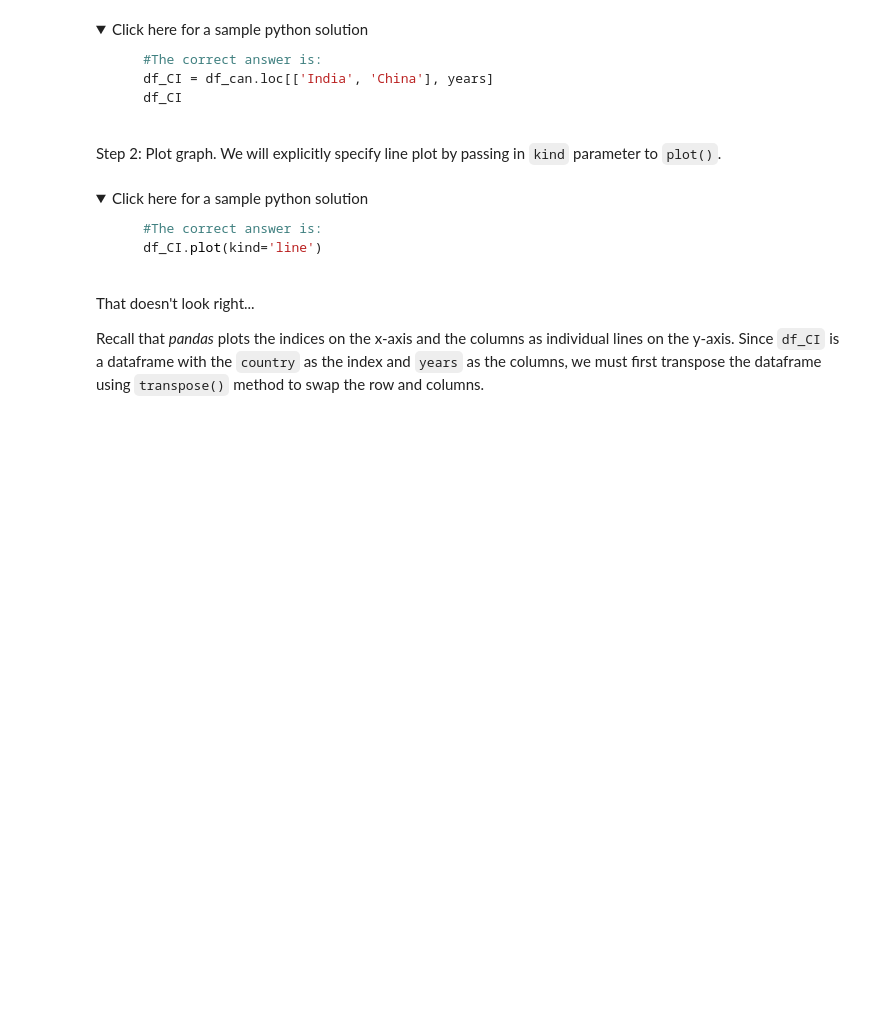
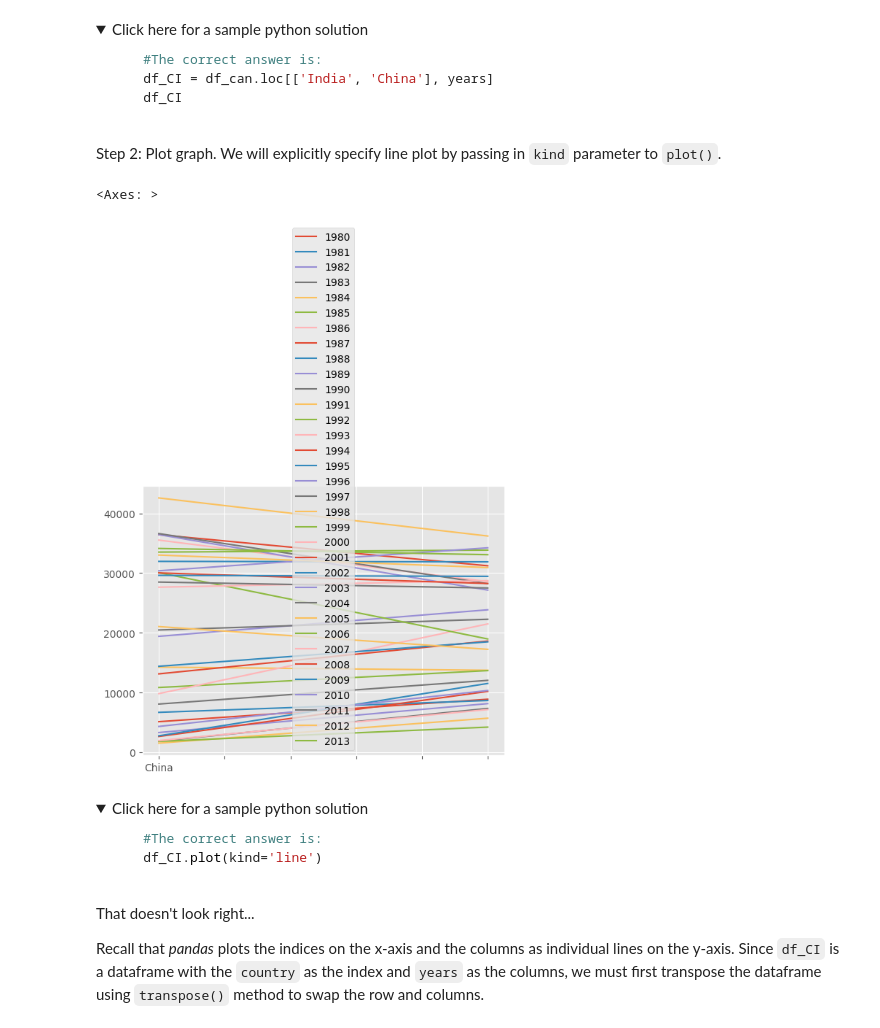
Before and after one commit to tranttha/IBM-DS-Course, a Jupyter notebook: Course 8 Data visulization with python/Module 1 Introduction to data visualization tools/1.2-Exercise-Introduction-to-Matplotlib-and-Line-Plots_.ipynb, the cells around one changed output. Drawn from its saved outputs; the diff is of its cells as text; code cells hidden in the pictures; folded sections open; blank space fills up the shorter version.

```diff
--- a/Course 8 Data visulization with python/Module 1 Introduction to data visualization tools/1.2-Exercise-Introduction-to-Matplotlib-and-Line-Plots_.ipynb
+++ b/Course 8 Data visulization with python/Module 1 Introduction to data visualization tools/1.2-Exercise-Introduction-to-Matplotlib-and-Line-Plots_.ipynb
@@ -203,6 +256,7 @@ We can easily add more countries to line plot to make meaningful comparisons imm
 Step 1: Get the data set for China and India, and display the dataframe.
 # %%
 ### type your answer here
+china_v_india = df_can.loc[['China','India'],years]
 # %% [markdown]
 <details><summary>Click here for a sample python solution</summary>
 
@@ -217,6 +271,10 @@ Step 1: Get the data set for China and India, and display the dataframe.
 Step 2: Plot graph. We will explicitly specify line plot by passing in `kind` parameter to `plot()`.
 # %%
 ### type your answer here
+china_v_india.plot(kind='line')
+# %% [output]
+<Axes: >
+[figure, added]
 # %% [markdown]
 <details><summary>Click here for a sample python solution</summary>
 
```
Also changed, not shown: parts of 13 cells of this notebook.
